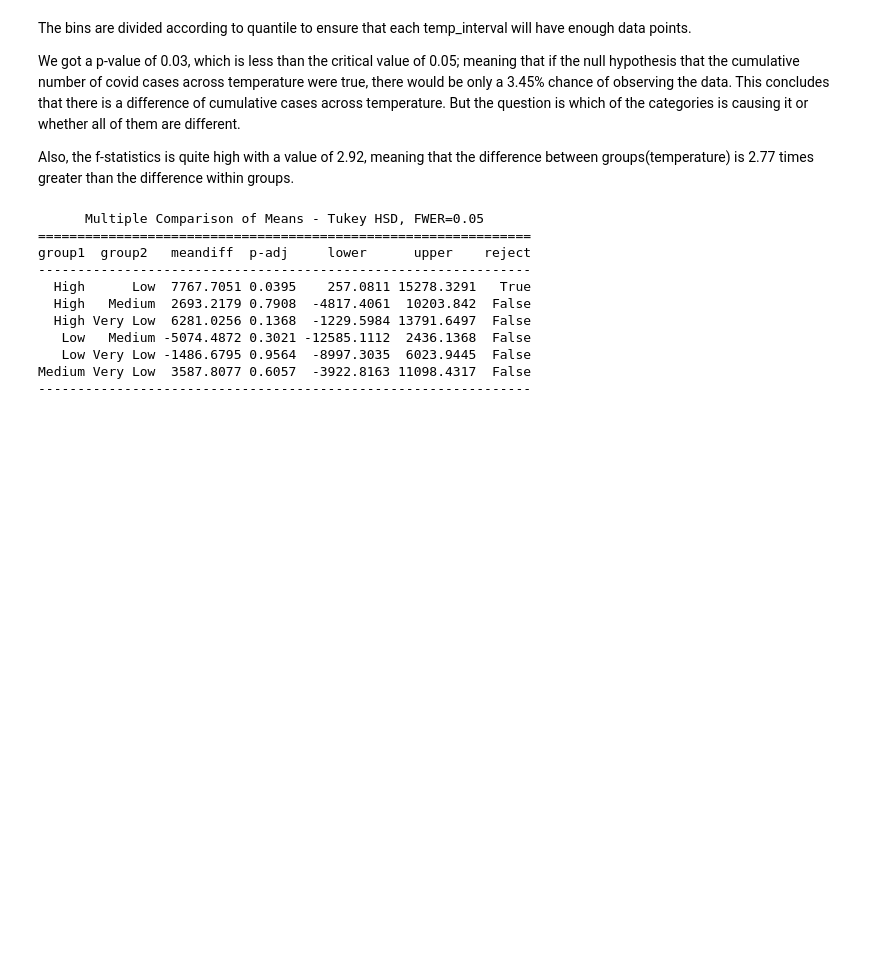
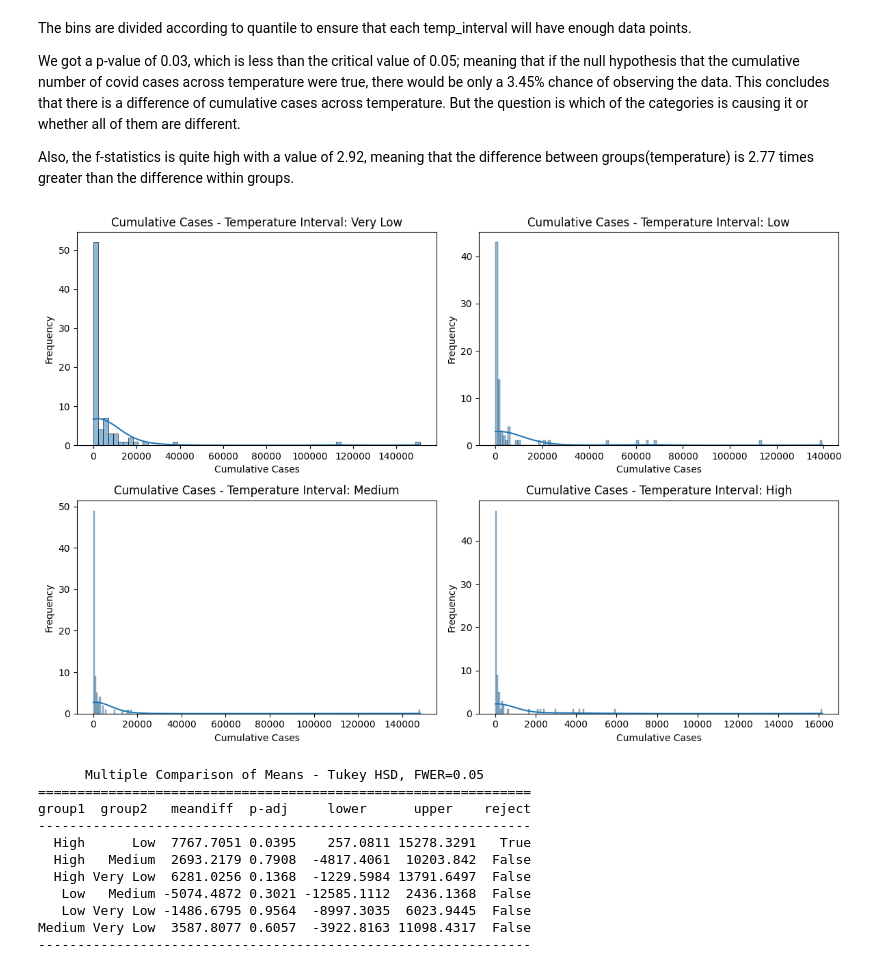
Before and after one commit to jean03f/Covid-19_DataAnalysis, a Jupyter notebook: HypothesisTesting.ipynb, the cells around one changed output. Cells and saved outputs as stored; diff of their text form; code cells hidden in the pictures; blank space fills up the shorter version.

```diff
--- a/HypothesisTesting.ipynb
+++ b/HypothesisTesting.ipynb
@@ -196,6 +227,22 @@ The bins are divided according to quantile to ensure that each temp_interval wil
 We got a p-value of 0.03, which is less than the critical value of 0.05; meaning that if the null hypothesis that the cumulative number of covid cases across temperature were true, there would be only a 3.45% chance of observing the data. This concludes that there is a difference of cumulative cases across temperature. But the question is which of the categories is causing it or whether all of them are different.
 
 Also, the f-statistics is quite high with a value of 2.92, meaning that the difference between groups(temperature) is 2.77 times greater than the difference within groups.
+# %%
+# Histogram for each temperature interval
+plt.figure(figsize=(12, 8))
+
+for i, interval in enumerate(merged_provinces_data['temp_interval'].cat.categories):
+    plt.subplot(2, 2, i + 1)
+    subset = merged_provinces_data[merged_provinces_data['temp_interval'] == interval]
+    sns.histplot(subset['CumulativeCases'], kde=True)
+    plt.title(f'Cumulative Cases - Temperature Interval: {interval}')
+    plt.xlabel('Cumulative Cases')
+    plt.ylabel('Frequency')
+
+plt.tight_layout()
+plt.show()
+# %% [output]
+[figure, added]
 # %%
 from statsmodels.stats.multicomp import pairwise_tukeyhsd
 
```
Also changed, not shown: parts of 16 cells of this notebook.
